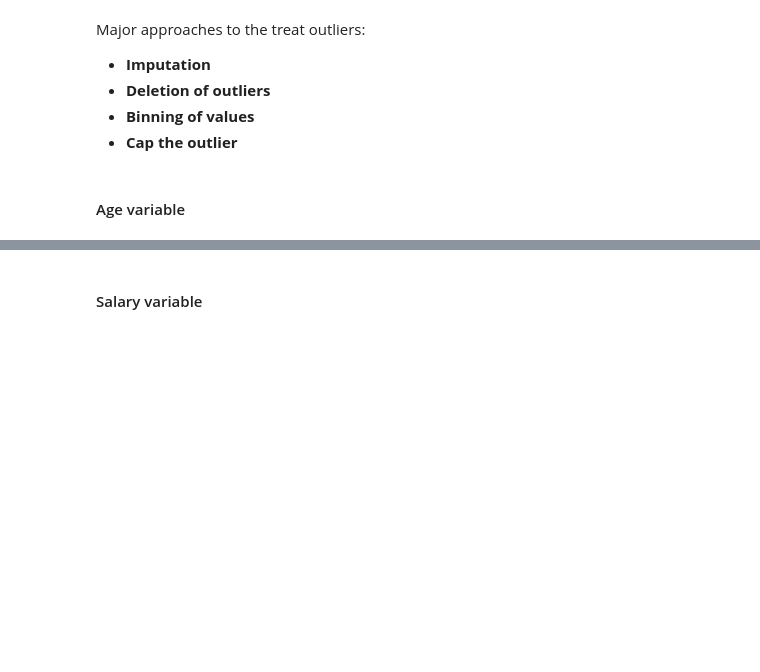
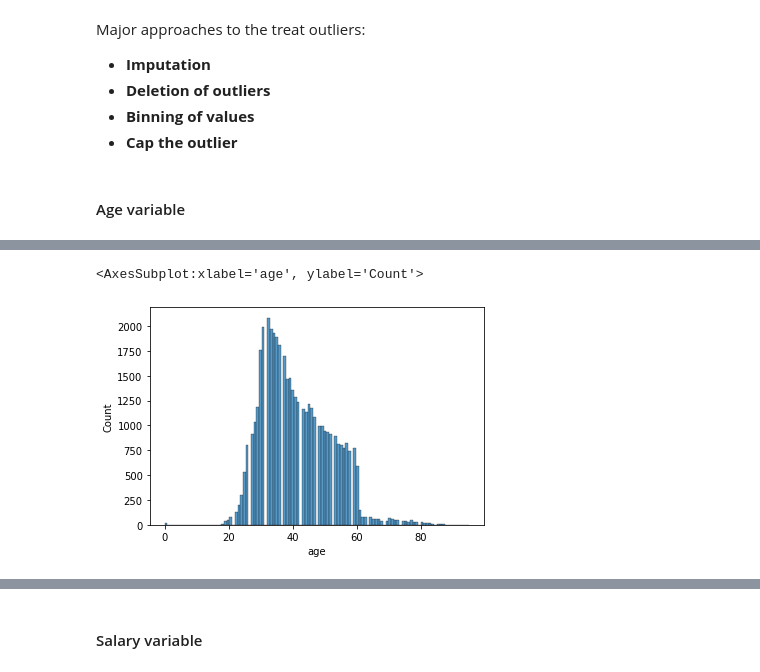
Before and after one commit to ameyabits/EDA, a Jupyter notebook: Banking_Analysis/Banking_Telemarketing_Analysis/Src/Notebooks/Bank Telemarketing/bank.ipynb, the cells around one changed output, grey strips where cells are left out. Drawn from its saved outputs; the diff is of its cells as text; code cells hidden in the pictures; blank space fills up the shorter version.

```diff
--- a/Banking_Analysis/Banking_Telemarketing_Analysis/Src/Notebooks/Bank Telemarketing/bank.ipynb
+++ b/Banking_Analysis/Banking_Telemarketing_Analysis/Src/Notebooks/Bank Telemarketing/bank.ipynb
@@ -80,7 +92,7 @@ Checklist for fixing columns:
 #### Read the file without unnecessary headers.
 # %%
 #read the file in inp0 without first two rows as it is of no use.
-bankdf= pd.read_csv('C:/Users/002YWG744/Documents/Ameya Docs/POC/Python/UG/src/DataToolKit/EDA/Resources/CSV/Bank/bank_marketing_updated_v1.csv',skiprows=2)
+bankdf= pd.read_csv('C:/Users/002YWG744/Documents/Ameya Docs/POC/Python/UG/src/DataToolKit/EDA/Banking_Analysis/Banking_Telemarketing_Analysis/Resources/CSV/Bank/BankData.csv',skiprows=2)
 # %%
 #print the head of the data frame.
 bankdf.head()
@@ -318,4 +341,8 @@ Major approaches to the treat outliers:
 # %%
 #plot the histogram of age variable.
+sns.histplot(data=bankdfcopy.age)
+# %% [output]
+<AxesSubplot:xlabel='age', ylabel='Count'>
+[figure, added]
 # %%
 #plot the boxplot of age variable.
```
Also changed, not shown: parts of 15 cells of this notebook.
